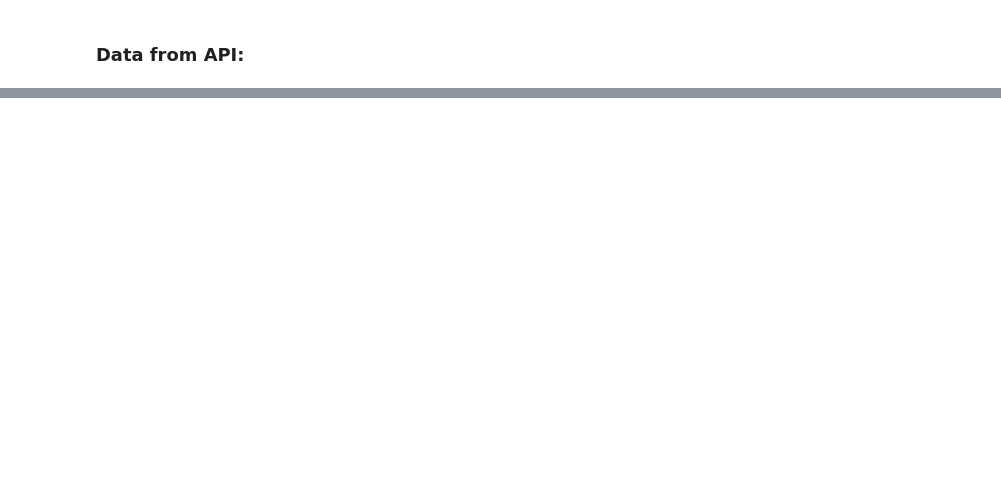
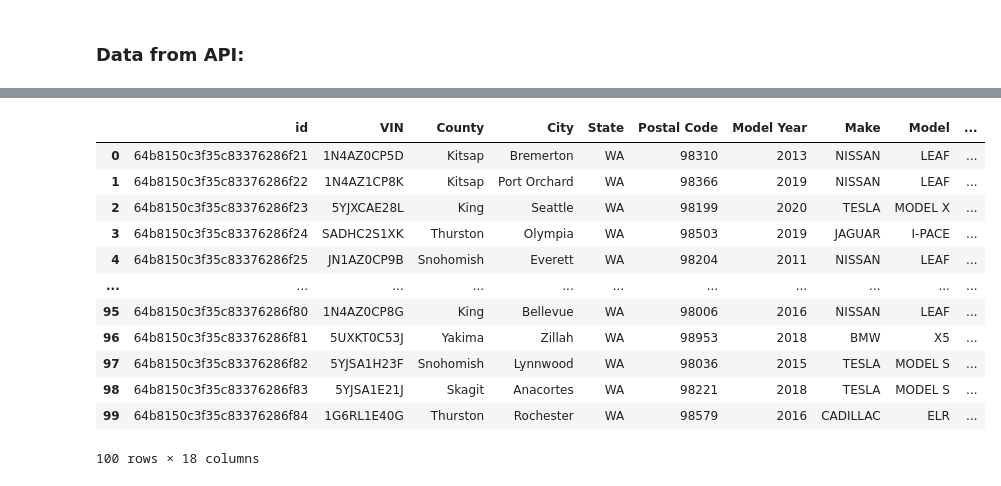
Before and after one commit to isfarbaset/dsan-portfolio, a Jupyter notebook: dsan-website/5000-website/eda/data_cleaning.ipynb, the cells around one changed output, grey strips where cells are left out. Cells and saved outputs as stored; diff of their text form; code cells hidden in the pictures; blank space fills up the shorter version.

```diff
--- a/dsan-website/5000-website/eda/data_cleaning.ipynb
+++ b/dsan-website/5000-website/eda/data_cleaning.ipynb
@@ -350,0 +322,38 @@ display(df)
+# %%
+import json
+import pandas as pd
+
+# Load JSON file
+with open('output.json', 'r') as f:
+    data = json.load(f)
+
+# Create a Pandas DataFrame from the entire JSON data
+df = pd.json_normalize(data)
+
+# Renaming columns and stripping any spaces
+df.rename(columns=lambda x: x.strip(), inplace=True)
+df=df.rename(columns = {'_id':'id'})
+df=df.rename(columns = {'VIN (1-10)':'VIN'})
+
+# Drop columns that are not needed:
+# df = df.drop(['Base MSRP', 'Legislative District', 'DOL Vehicle ID', 'Vehicle Location', 'Electric Utility', '2020 Census Tract'], axis=1)
+
+# Print the DataFrame
+display(df)
+
+# saving the dataframe
+df.to_csv('ev-output.csv')
+# %% [output]
+|  | id | VIN | County | City | State | Postal Code | Model Year | Make | Model | ... |
+| 0 | 64b8150c3f35c83376286f21 | 1N4AZ0CP5D | Kitsap | Bremerton | WA | 98310 | 2013 | NISSAN | LEAF | ... |
+| 1 | 64b8150c3f35c83376286f22 | 1N4AZ1CP8K | Kitsap | Port Orchard | WA | 98366 | 2019 | NISSAN | LEAF | ... |
+| 2 | 64b8150c3f35c83376286f23 | 5YJXCAE28L | King | Seattle | WA | 98199 | 2020 | TESLA | MODEL X | ... |
+| 3 | 64b8150c3f35c83376286f24 | SADHC2S1XK | Thurston | Olympia | WA | 98503 | 2019 | JAGUAR | I-PACE | ... |
+| 4 | 64b8150c3f35c83376286f25 | JN1AZ0CP9B | Snohomish | Everett | WA | 98204 | 2011 | NISSAN | LEAF | ... |
+| ... | ... | ... | ... | ... | ... | ... | ... | ... | ... | ... |
+| 95 | 64b8150c3f35c83376286f80 | 1N4AZ0CP8G | King | Bellevue | WA | 98006 | 2016 | NISSAN | LEAF | ... |
+| 96 | 64b8150c3f35c83376286f81 | 5UXKT0C53J | Yakima | Zillah | WA | 98953 | 2018 | BMW | X5 | ... |
+| 97 | 64b8150c3f35c83376286f82 | 5YJSA1H23F | Snohomish | Lynnwood | WA | 98036 | 2015 | TESLA | MODEL S | ... |
+| 98 | 64b8150c3f35c83376286f83 | 5YJSA1E21J | Skagit | Anacortes | WA | 98221 | 2018 | TESLA | MODEL S | ... |
+| 99 | 64b8150c3f35c83376286f84 | 1G6RL1E40G | Thurston | Rochester | WA | 98579 | 2016 | CADILLAC | ELR | ... |
+100 rows × 18 columns
```
Also changed, not shown: parts of 7 cells of this notebook, 48 other files.
